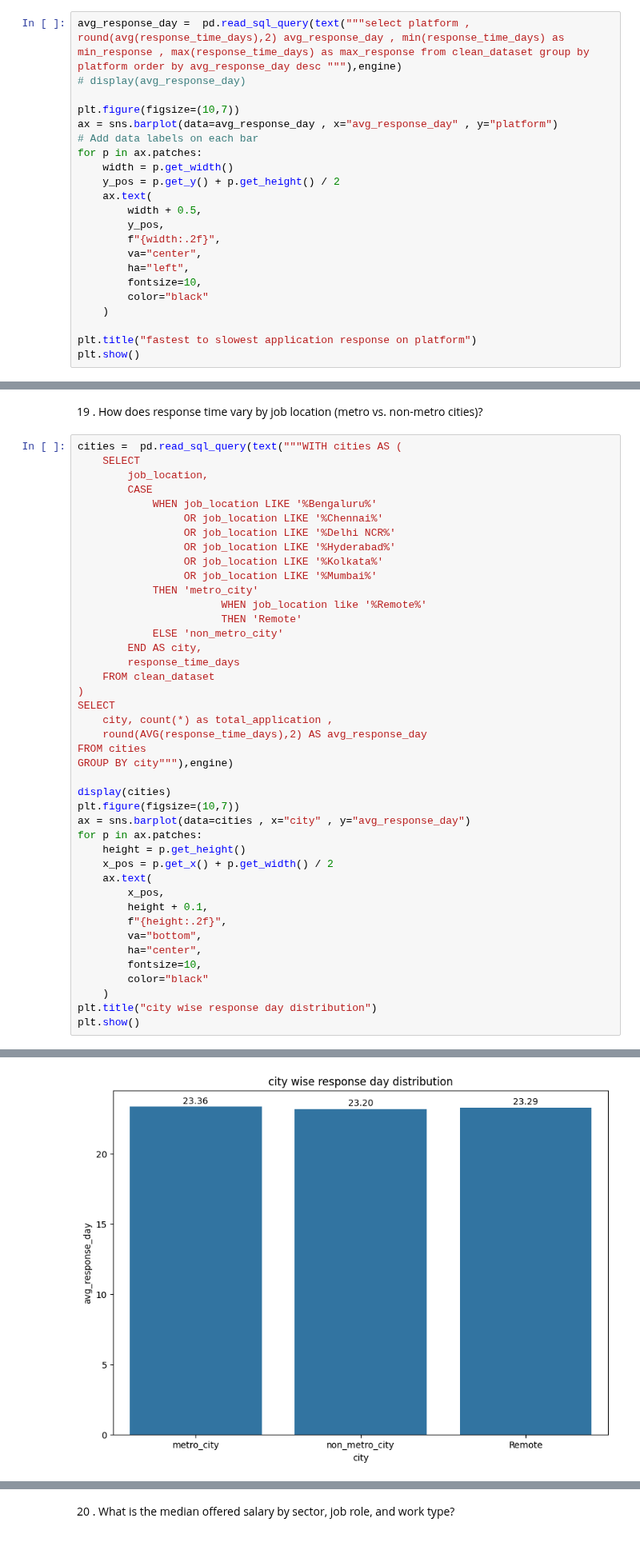
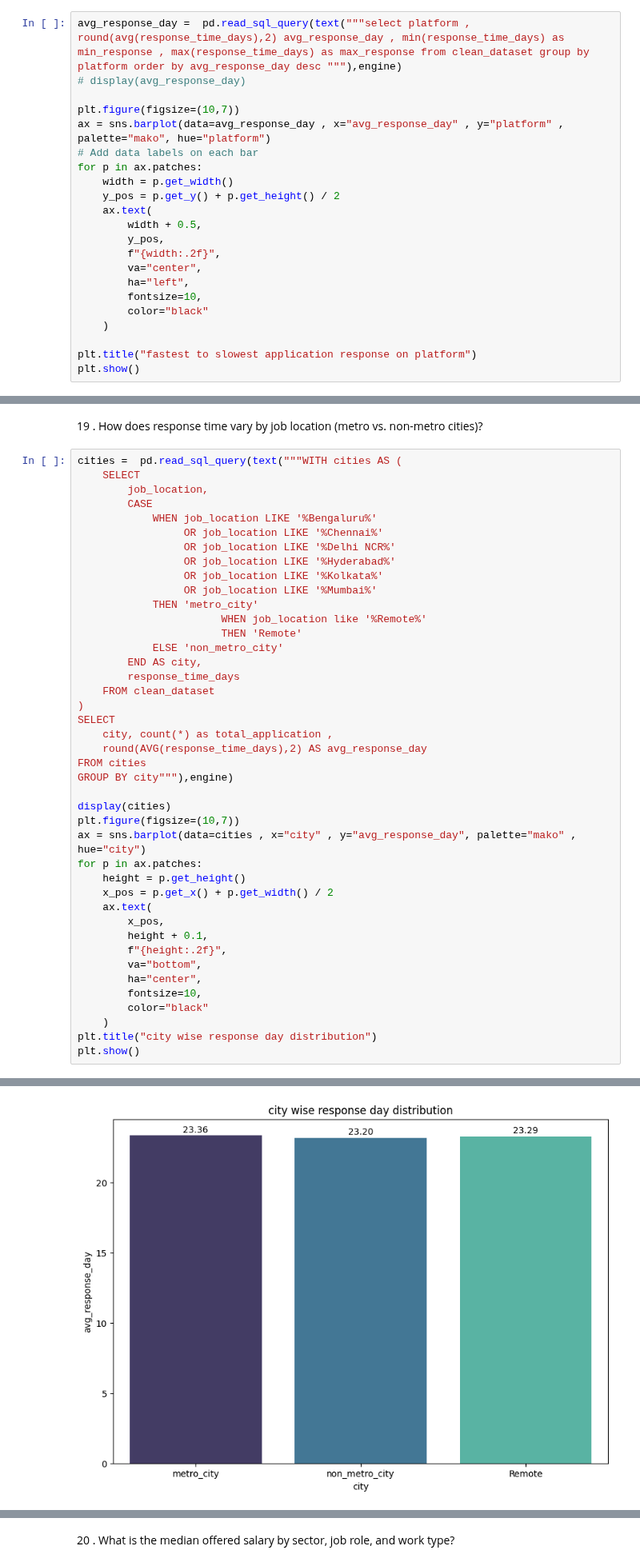
Before and after one commit to Ishasavani1402/Data-Analytics, a Jupyter notebook: fresher_hiring_analysis/EDA.ipynb, the cells around one changed output, grey strips where cells are left out. Shown at 80% size. Cells and saved outputs as stored; diff of their text form.

```diff
--- a/fresher_hiring_analysis/EDA.ipynb
+++ b/fresher_hiring_analysis/EDA.ipynb
@@ -749,7 +749,7 @@ avg_response_day =  pd.read_sql_query(text("""select platform , round(avg(respon
 # display(avg_response_day)
 
 plt.figure(figsize=(10,7))
-ax = sns.barplot(data=avg_response_day , x="avg_response_day" , y="platform")
+ax = sns.barplot(data=avg_response_day , x="avg_response_day" , y="platform" , palette="mako", hue="platform")
 # Add data labels on each bar
 for p in ax.patches:
     width = p.get_width()
@@ -805,35 +805,35 @@ cities =  pd.read_sql_query(text("""WITH cities AS (
         response_time_days
     FROM clean_dataset
 )
 SELECT
     city, count(*) as total_application ,
     round(AVG(response_time_days),2) AS avg_response_day
 FROM cities
 GROUP BY city"""),engine)
 
 display(cities)
 plt.figure(figsize=(10,7))
-ax = sns.barplot(data=cities , x="city" , y="avg_response_day")
+ax = sns.barplot(data=cities , x="city" , y="avg_response_day", palette="mako" , hue="city")
 for p in ax.patches:
     height = p.get_height()
     x_pos = p.get_x() + p.get_width() / 2
     ax.text(
         x_pos,
         height + 0.1,
         f"{height:.2f}",
         va="bottom",
         ha="center",
         fontsize=10,
         color="black"
     )
 plt.title("city wise response day distribution")
 plt.show()
 # %% [output]
 |  | city | total_application | avg_response_day |
 | 0 | metro_city | 1205 | 23.36 |
 | 1 | non_metro_city | 3596 | 23.20 |
 | 2 | Remote | 199 | 23.29 |
-[figure, old version]
+[figure, new version]
 # %% [markdown]
 # Phase 4 : Compansasion Analysis
 # %% [markdown]
```
Also changed, not shown: parts of 11 cells of this notebook.
